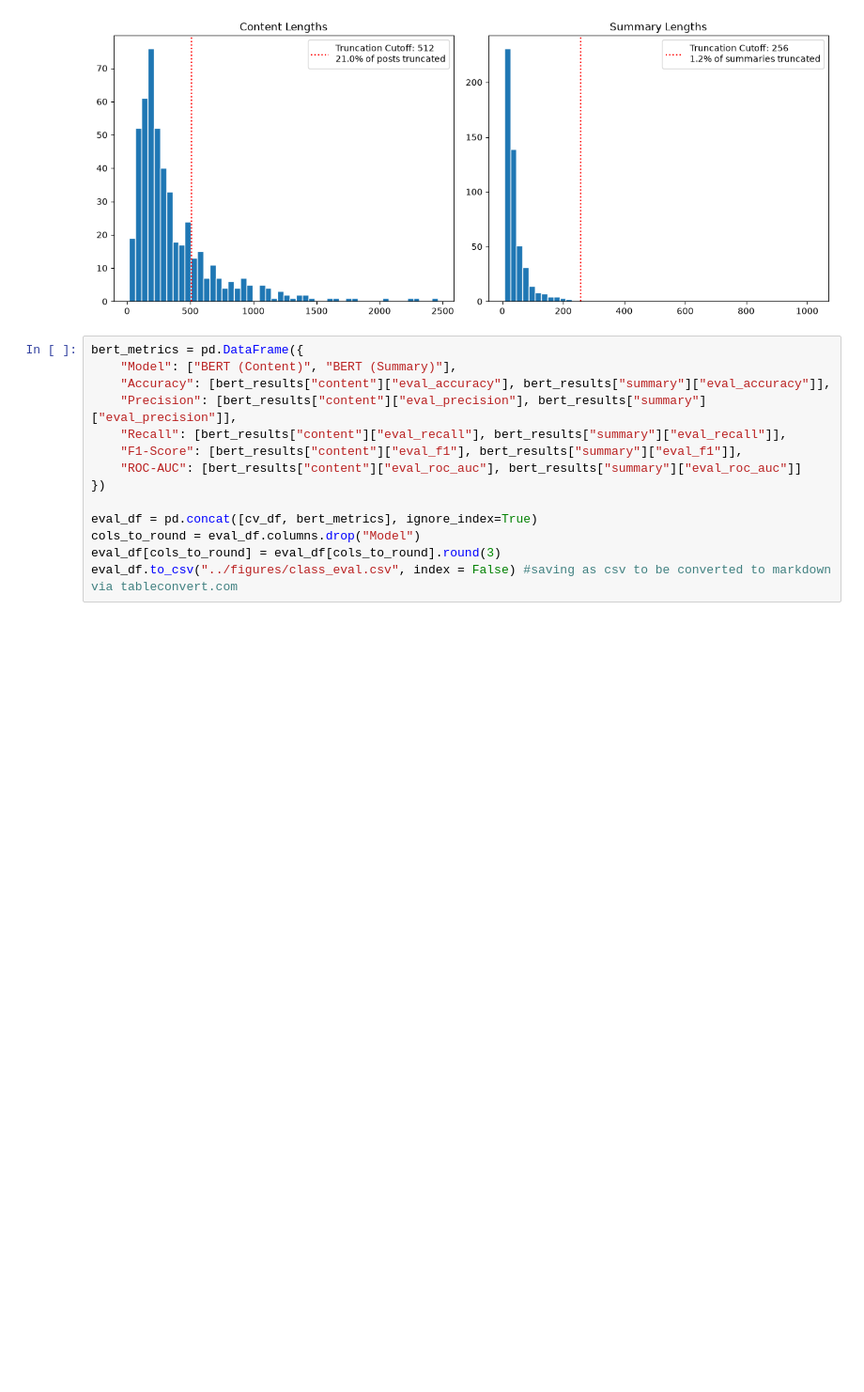
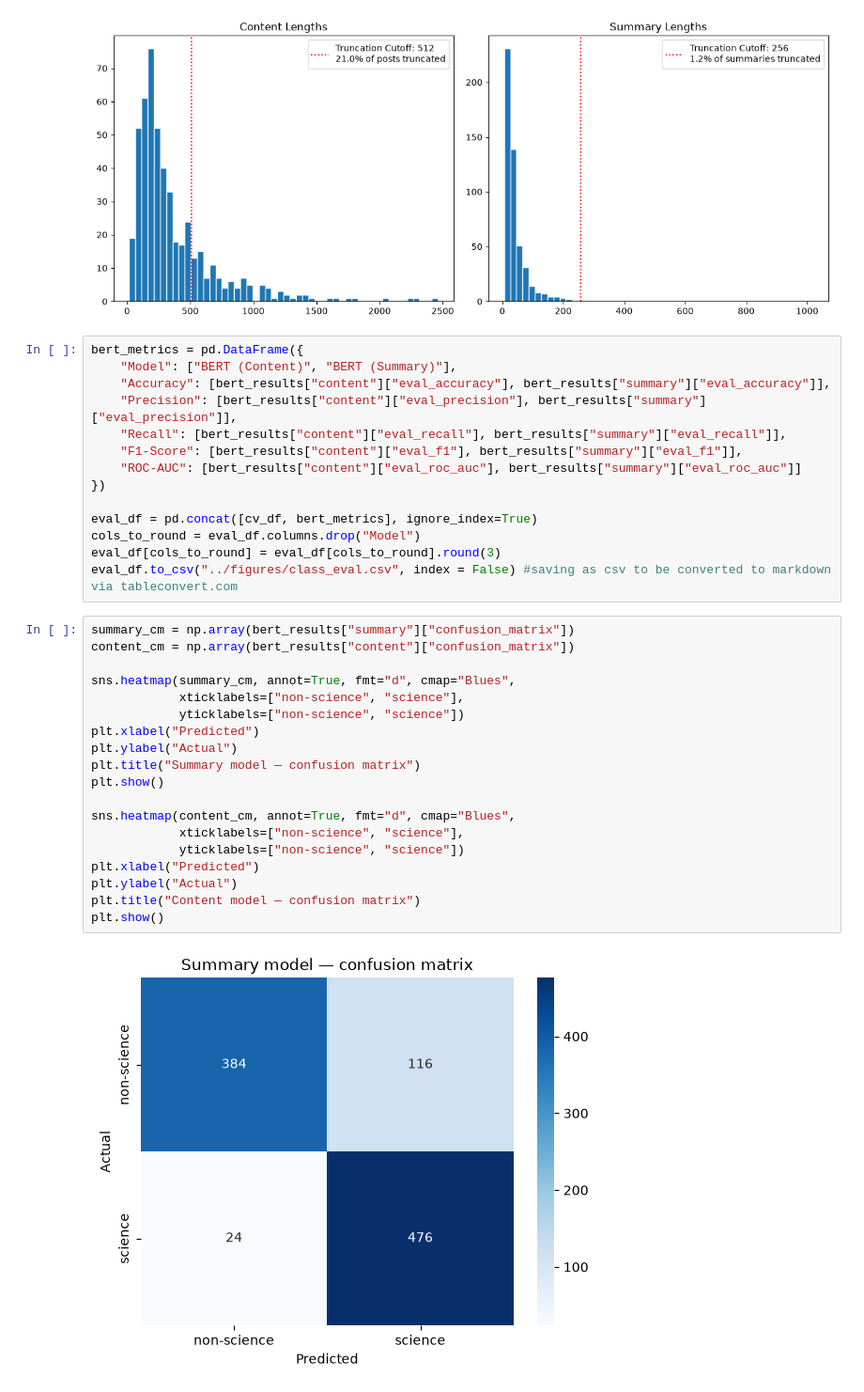
Before and after one commit to LudwigAKunz/docana-project-report, a Jupyter notebook: code/analysis.ipynb, the cells around one changed output. Shown at 94% size. Cells and saved outputs as stored; diff of their text form; blank space fills up the shorter version.

```diff
--- a/code/analysis.ipynb
+++ b/code/analysis.ipynb
@@ -515,3 +557,24 @@ eval_df = pd.concat([cv_df, bert_metrics], ignore_index=True)
 cols_to_round = eval_df.columns.drop("Model")
 eval_df[cols_to_round] = eval_df[cols_to_round].round(3)
 eval_df.to_csv("../figures/class_eval.csv", index = False) #saving as csv to be converted to markdown via tableconvert.com
+# %%
+summary_cm = np.array(bert_results["summary"]["confusion_matrix"])
+content_cm = np.array(bert_results["content"]["confusion_matrix"])
+
+sns.heatmap(summary_cm, annot=True, fmt="d", cmap="Blues",
+            xticklabels=["non-science", "science"],
+            yticklabels=["non-science", "science"])
+plt.xlabel("Predicted")
+plt.ylabel("Actual")
+plt.title("Summary model — confusion matrix")
+plt.show()
+
+sns.heatmap(content_cm, annot=True, fmt="d", cmap="Blues",
+            xticklabels=["non-science", "science"],
+            yticklabels=["non-science", "science"])
+plt.xlabel("Predicted")
+plt.ylabel("Actual")
+plt.title("Content model — confusion matrix")
+plt.show()
+# %% [output]
+[figure, added]
```
Also changed, not shown: parts of 4 cells of this notebook, 1 other file.
